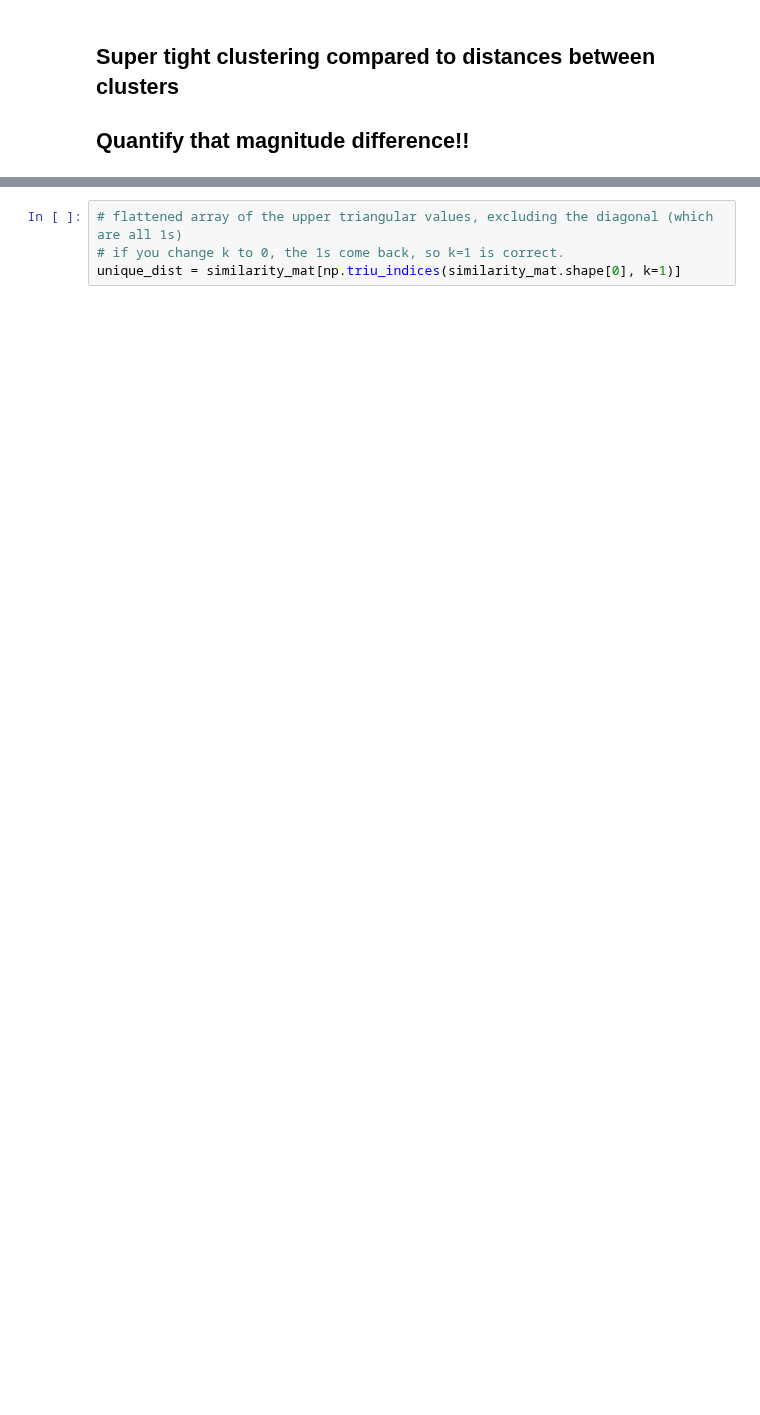
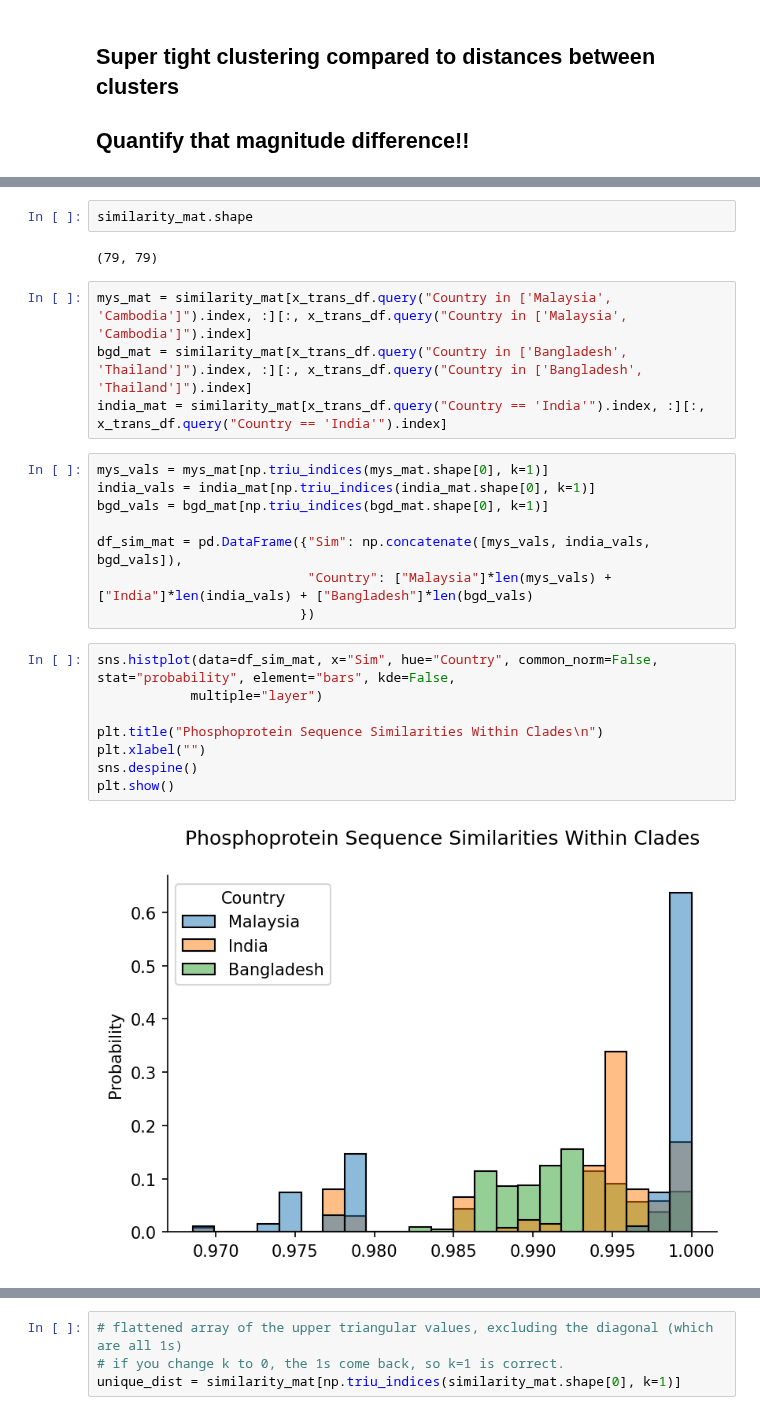
Before and after one commit to sanju99/niv_evo, a Jupyter notebook: clade_differences.ipynb, the cells around one changed output, grey strips where cells are left out. Drawn from its saved outputs; the diff is of its cells as text; blank space fills up the shorter version.

```diff
--- a/clade_differences.ipynb
+++ b/clade_differences.ipynb
@@ -85,0 +107,26 @@ plt.show()
+# %%
+similarity_mat.shape
+# %% [output]
+(79, 79)
+# %%
+mys_mat = similarity_mat[x_trans_df.query("Country in ['Malaysia', 'Cambodia']").index, :][:, x_trans_df.query("Country in ['Malaysia', 'Cambodia']").index]
+bgd_mat = similarity_mat[x_trans_df.query("Country in ['Bangladesh', 'Thailand']").index, :][:, x_trans_df.query("Country in ['Bangladesh', 'Thailand']").index]
+india_mat = similarity_mat[x_trans_df.query("Country == 'India'").index, :][:, x_trans_df.query("Country == 'India'").index]
+# %%
+mys_vals = mys_mat[np.triu_indices(mys_mat.shape[0], k=1)]
+india_vals = india_mat[np.triu_indices(india_mat.shape[0], k=1)]
+bgd_vals = bgd_mat[np.triu_indices(bgd_mat.shape[0], k=1)]
+
+df_sim_mat = pd.DataFrame({"Sim": np.concatenate([mys_vals, india_vals, bgd_vals]),
+                           "Country": ["Malaysia"]*len(mys_vals) + ["India"]*len(india_vals) + ["Bangladesh"]*len(bgd_vals)
+                          })
+# %%
+sns.histplot(data=df_sim_mat, x="Sim", hue="Country", common_norm=False, stat="probability", element="bars", kde=False,
+            multiple="layer")
+
+plt.title("Phosphoprotein Sequence Similarities Within Clades\n")
+plt.xlabel("")
+sns.despine()
+plt.show()
+# %% [output]
+[figure, added]
```
Also changed, not shown: parts of 36 cells of this notebook, 42 other files.
